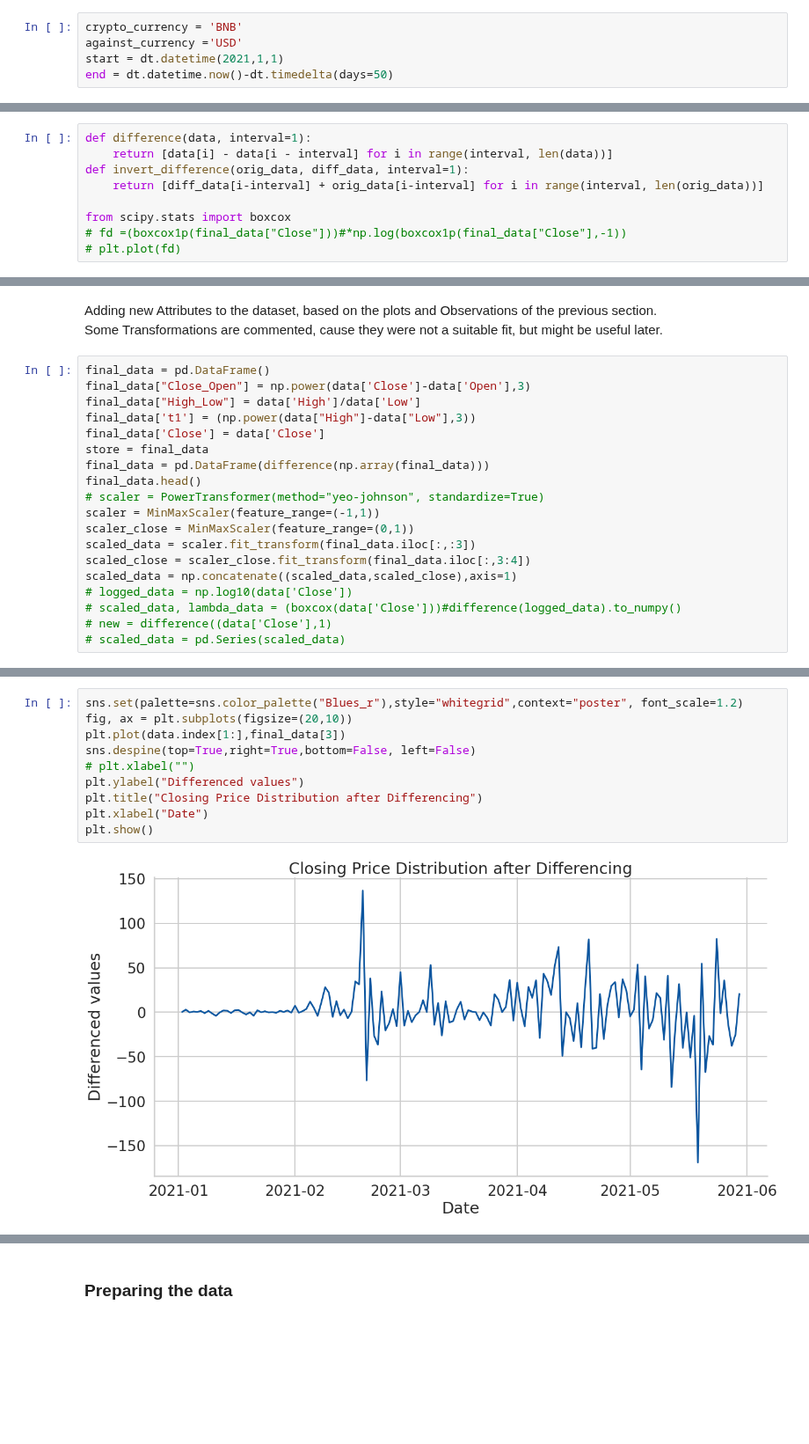
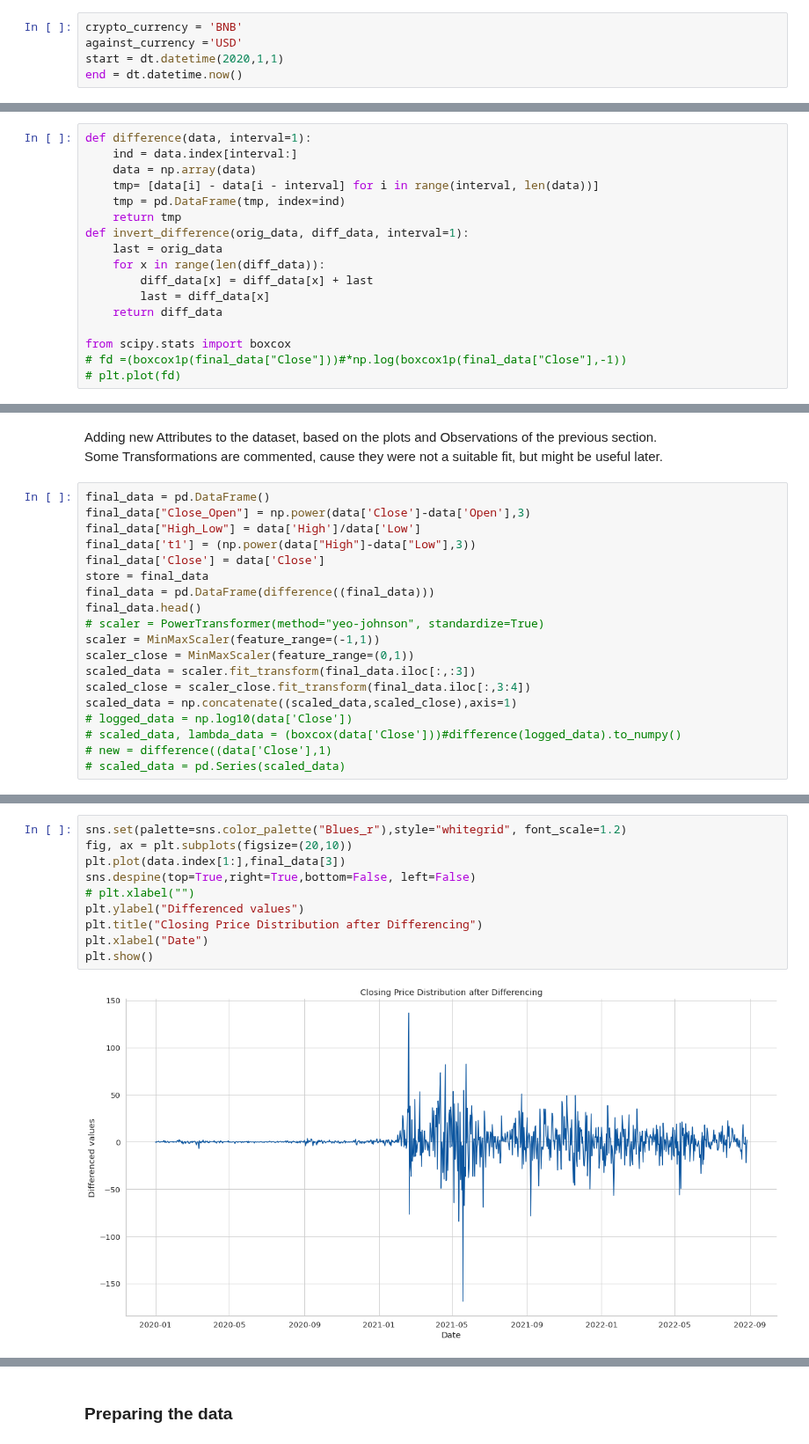
Before and after one commit to akhil14shukla/Crypto-Prediction, a Jupyter notebook: main_LSTM.ipynb, the cells around one changed output, grey strips where cells are left out. Shown at 88% size. Drawn from its saved outputs; the diff is of its cells as text; blank space fills up the shorter version.

```diff
--- a/main_LSTM.ipynb
+++ b/main_LSTM.ipynb
@@ -67,8 +49,8 @@ Choose the cryptocurrency we want to predict, and the period of time whose data
 # %%
 crypto_currency = 'BNB'
 against_currency ='USD'
-start = dt.datetime(2021,1,1)
-end = dt.datetime.now()-dt.timedelta(days=50)
+start = dt.datetime(2020,1,1)
+end = dt.datetime.now()
 # %% [markdown]
 Extracting the above chosen data using Yahoo-Finance API
 # %%
@@ -185,9 +163,17 @@ Section for trying sktime library, if it can help us transform the Time-Series
 ### Defining methods for transforming time-series data
 # %%
 def difference(data, interval=1):
-	return [data[i] - data[i - interval] for i in range(interval, len(data))]
+    ind = data.index[interval:]
+    data = np.array(data)
+    tmp= [data[i] - data[i - interval] for i in range(interval, len(data))]
+    tmp = pd.DataFrame(tmp, index=ind)
+    return tmp
 def invert_difference(orig_data, diff_data, interval=1):
-	return [diff_data[i-interval] + orig_data[i-interval] for i in range(interval, len(orig_data))]
+    last = orig_data
+    for x in range(len(diff_data)):
+        diff_data[x] = diff_data[x] + last
+        last = diff_data[x]
+    return diff_data
 
 from scipy.stats import boxcox
 # fd =(boxcox1p(final_data["Close"]))#*np.log(boxcox1p(final_data["Close"],-1))
@@ -203,7 +189,7 @@ final_data["High_Low"] = data['High']/data['Low']
 final_data['t1'] = (np.power(data["High"]-data["Low"],3))
 final_data['Close'] = data['Close']
 store = final_data
-final_data = pd.DataFrame(difference(np.array(final_data)))
+final_data = pd.DataFrame(difference((final_data)))
 final_data.head()
 # scaler = PowerTransformer(method="yeo-johnson", standardize=True)
 scaler = MinMaxScaler(feature_range=(-1,1))
@@ -218,15 +221,15 @@ scaled_data = np.concatenate((scaled_data,scaled_close),axis=1)
 # %%
-sns.set(palette=sns.color_palette("Blues_r"),style="whitegrid",context="poster", font_scale=1.2)
+sns.set(palette=sns.color_palette("Blues_r"),style="whitegrid", font_scale=1.2)
 fig, ax = plt.subplots(figsize=(20,10))
 plt.plot(data.index[1:],final_data[3])
 sns.despine(top=True,right=True,bottom=False, left=False)
 # plt.xlabel("")
 plt.ylabel("Differenced values")
 plt.title("Closing Price Distribution after Differencing")
 plt.xlabel("Date")
 plt.show()
 # %% [output]
-[figure, old version]
+[figure, new version]
 # %%
 adf_transf = adfuller(final_data[3])
 print('ADF Statistic: %f' % adf_transf[0])
```
Also changed, not shown: parts of 28 cells of this notebook, 1 other file.
